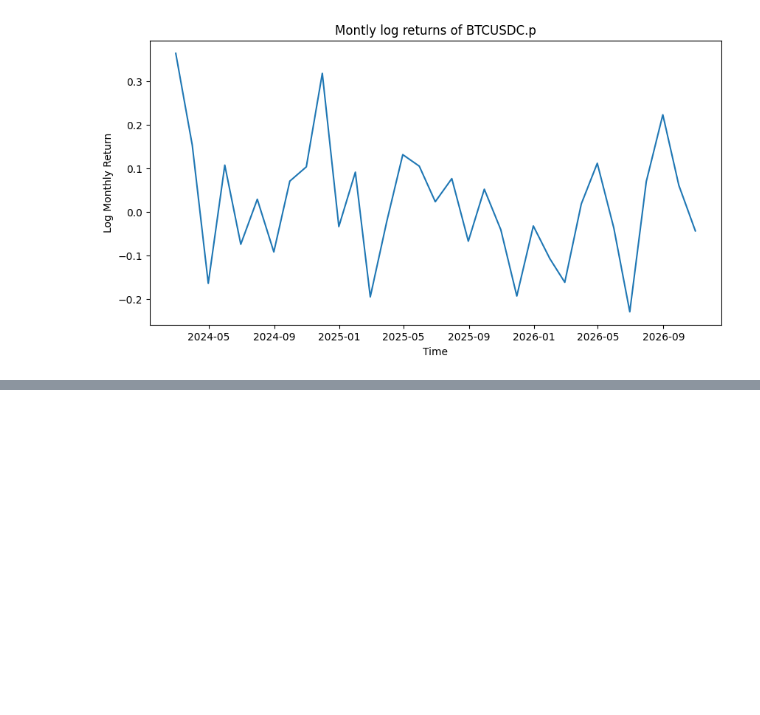
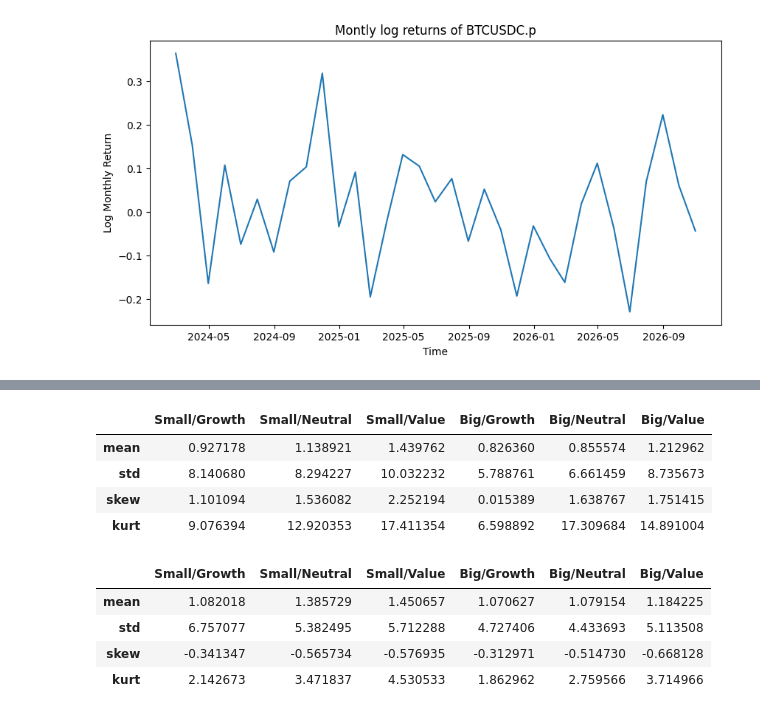
Before and after one commit to FerCorcuera/mit-quant-finance, a Jupyter notebook: Portfolio Theory/historic_returns_on_portfolios.ipynb, the cells around one changed output, grey strips where cells are left out. Cells and saved outputs as stored; diff of their text form; code cells hidden in the pictures; blank space fills up the shorter version.

```diff
--- a/Portfolio Theory/historic_returns_on_portfolios.ipynb
+++ b/Portfolio Theory/historic_returns_on_portfolios.ipynb
@@ -380,0 +455,17 @@ plt.show()
+# %%
+fh_stats = first_half.agg(["mean", "std", "skew", "kurt"])
+sh_stats = second_half.agg(["mean", "std", "skew", "kurt"])
+
+display(fh_stats)
+display(sh_stats)
+# %% [output]
+|  | Small/Growth | Small/Neutral | Small/Value | Big/Growth | Big/Neutral | Big/Value |
+| mean | 0.927178 | 1.138921 | 1.439762 | 0.826360 | 0.855574 | 1.212962 |
+| std | 8.140680 | 8.294227 | 10.032232 | 5.788761 | 6.661459 | 8.735673 |
+| skew | 1.101094 | 1.536082 | 2.252194 | 0.015389 | 1.638767 | 1.751415 |
+| kurt | 9.076394 | 12.920353 | 17.411354 | 6.598892 | 17.309684 | 14.891004 |
+|  | Small/Growth | Small/Neutral | Small/Value | Big/Growth | Big/Neutral | Big/Value |
+| mean | 1.082018 | 1.385729 | 1.450657 | 1.070627 | 1.079154 | 1.184225 |
+| std | 6.757077 | 5.382495 | 5.712288 | 4.727406 | 4.433693 | 5.113508 |
+| skew | -0.341347 | -0.565734 | -0.576935 | -0.312971 | -0.514730 | -0.668128 |
+| kurt | 2.142673 | 3.471837 | 4.530533 | 1.862962 | 2.759566 | 3.714966 |
```
Also changed, not shown: parts of 10 cells of this notebook.
